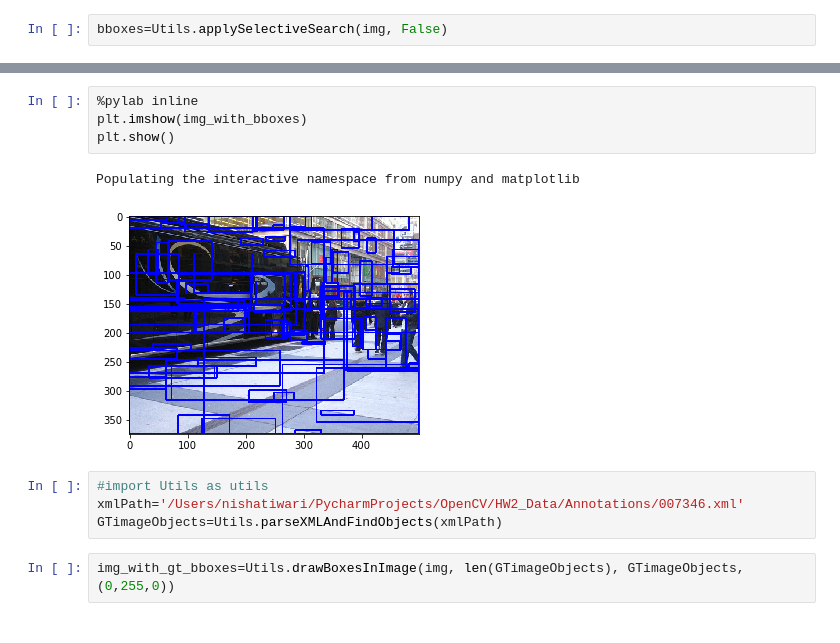
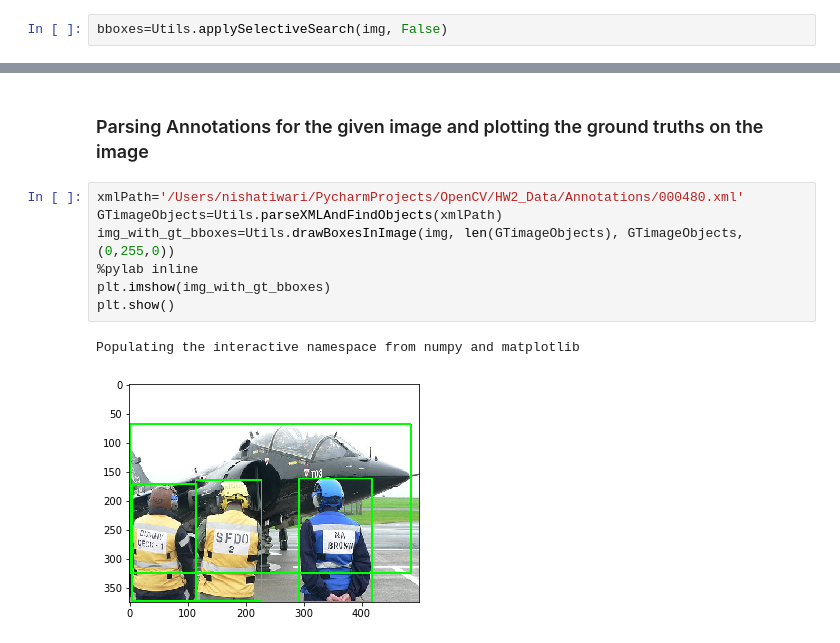
Before and after one commit to gs-ntiwari/Computer-Vision, a Jupyter notebook: SelectiveSearch.ipynb, the cells around one changed output, grey strips where cells are left out. Saved outputs shown, nothing was run; the diff lists cells and outputs as text.

```diff
--- a/SelectiveSearch.ipynb
+++ b/SelectiveSearch.ipynb
@@ -11,13 +30,12 @@ img_with_bboxes=Utils.drawBoxesInImagePredBox(img, 100, bboxes,(0,0,255))
-# %%
-%pylab inline
-plt.imshow(img_with_bboxes)
-plt.show()
-# %% [output]
-Populating the interactive namespace from numpy and matplotlib
-[figure, removed]
+# %% [markdown]
+### Parsing Annotations for the given image and plotting the ground truths on the image
 # %%
-#import Utils as utils
-xmlPath='/Users/nishatiwari/PycharmProjects/OpenCV/HW2_Data/Annotations/007346.xml'
+xmlPath='/Users/nishatiwari/PycharmProjects/OpenCV/HW2_Data/Annotations/000480.xml'
 GTimageObjects=Utils.parseXMLAndFindObjects(xmlPath)
+img_with_gt_bboxes=Utils.drawBoxesInImage(img, len(GTimageObjects), GTimageObjects, (0,255,0))
+%pylab inline
+plt.imshow(img_with_gt_bboxes)
+plt.show()
+# %% [output]
+Populating the interactive namespace from numpy and matplotlib
+[figure, added]
-# %%
-img_with_gt_bboxes=Utils.drawBoxesInImage(img, len(GTimageObjects), GTimageObjects, (0,255,0))
```
Also changed, not shown: parts of 16 cells of this notebook, 3 other files.
